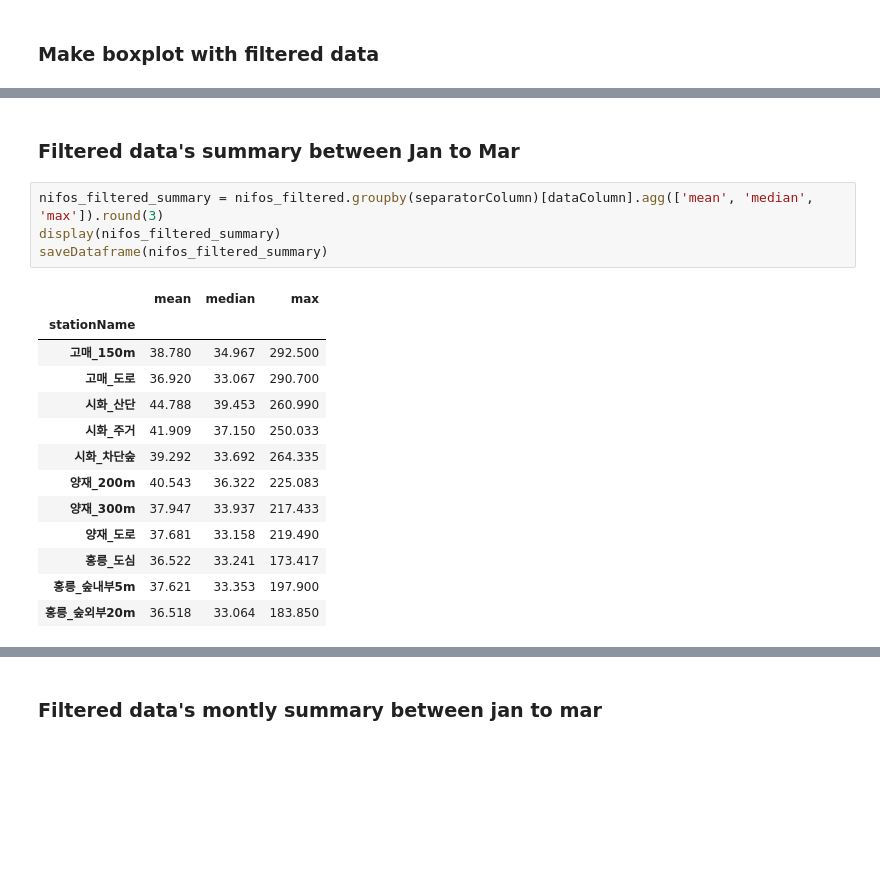
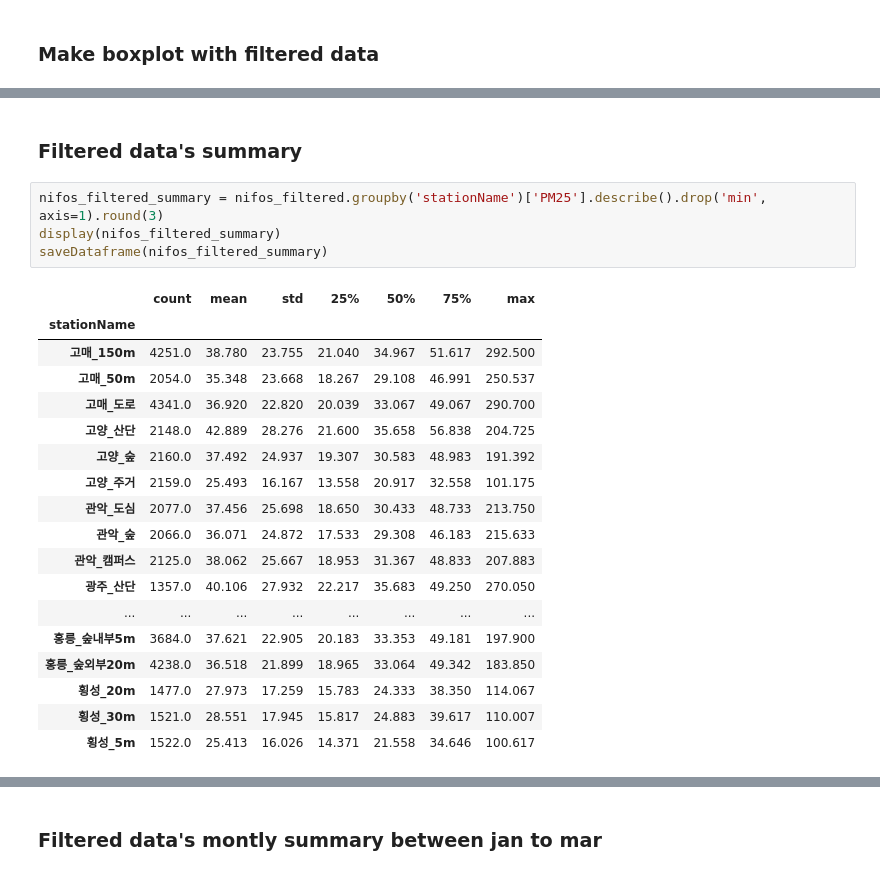
Before and after one commit to graphy-young/endslab, a Jupyter notebook: nifos/nifos_analysis.ipynb, the cells around one changed output, grey strips where cells are left out. Cells and saved outputs as stored; diff of their text form; blank space fills up the shorter version.

```diff
--- a/nifos/nifos_analysis.ipynb
+++ b/nifos/nifos_analysis.ipynb
@@ -159,20 +225,25 @@ logger(f"Plot saved as {plotTitle}")
 # %% [markdown]
-### Filtered data's summary between Jan to Mar
+### Filtered data's summary
 # %%
-nifos_filtered_summary = nifos_filtered.groupby(separatorColumn)[dataColumn].agg(['mean', 'median', 'max']).round(3)
+nifos_filtered_summary = nifos_filtered.groupby('stationName')['PM25'].describe().drop('min', axis=1).round(3)
 display(nifos_filtered_summary)
 saveDataframe(nifos_filtered_summary)
 # %% [output]
-|  | mean | median | max |
-| stationName |  |  |  |
-| 고매_150m | 38.780 | 34.967 | 292.500 |
-| 고매_도로 | 36.920 | 33.067 | 290.700 |
-| 시화_산단 | 44.788 | 39.453 | 260.990 |
-| 시화_주거 | 41.909 | 37.150 | 250.033 |
-| 시화_차단숲 | 39.292 | 33.692 | 264.335 |
-| 양재_200m | 40.543 | 36.322 | 225.083 |
-| 양재_300m | 37.947 | 33.937 | 217.433 |
-| 양재_도로 | 37.681 | 33.158 | 219.490 |
-| 홍릉_도심 | 36.522 | 33.241 | 173.417 |
-| 홍릉_숲내부5m | 37.621 | 33.353 | 197.900 |
-| 홍릉_숲외부20m | 36.518 | 33.064 | 183.850 |
+|  | count | mean | std | 25% | 50% | 75% | max |
+| stationName |  |  |  |  |  |  |  |
+| 고매_150m | 4251.0 | 38.780 | 23.755 | 21.040 | 34.967 | 51.617 | 292.500 |
+| 고매_50m | 2054.0 | 35.348 | 23.668 | 18.267 | 29.108 | 46.991 | 250.537 |
+| 고매_도로 | 4341.0 | 36.920 | 22.820 | 20.039 | 33.067 | 49.067 | 290.700 |
+| 고양_산단 | 2148.0 | 42.889 | 28.276 | 21.600 | 35.658 | 56.838 | 204.725 |
+| 고양_숲 | 2160.0 | 37.492 | 24.937 | 19.307 | 30.583 | 48.983 | 191.392 |
+| 고양_주거 | 2159.0 | 25.493 | 16.167 | 13.558 | 20.917 | 32.558 | 101.175 |
+| 관악_도심 | 2077.0 | 37.456 | 25.698 | 18.650 | 30.433 | 48.733 | 213.750 |
+| 관악_숲 | 2066.0 | 36.071 | 24.872 | 17.533 | 29.308 | 46.183 | 215.633 |
+| 관악_캠퍼스 | 2125.0 | 38.062 | 25.667 | 18.953 | 31.367 | 48.833 | 207.883 |
+| 광주_산단 | 1357.0 | 40.106 | 27.932 | 22.217 | 35.683 | 49.250 | 270.050 |
+| ... | ... | ... | ... | ... | ... | ... | ... |
+| 홍릉_숲내부5m | 3684.0 | 37.621 | 22.905 | 20.183 | 33.353 | 49.181 | 197.900 |
+| 홍릉_숲외부20m | 4238.0 | 36.518 | 21.899 | 18.965 | 33.064 | 49.342 | 183.850 |
+| 횡성_20m | 1477.0 | 27.973 | 17.259 | 15.783 | 24.333 | 38.350 | 114.067 |
+| 횡성_30m | 1521.0 | 28.551 | 17.945 | 15.817 | 24.883 | 39.617 | 110.007 |
+| 횡성_5m | 1522.0 | 25.413 | 16.026 | 14.371 | 21.558 | 34.646 | 100.617 |
```
Also changed, not shown: parts of 9 cells of this notebook.
